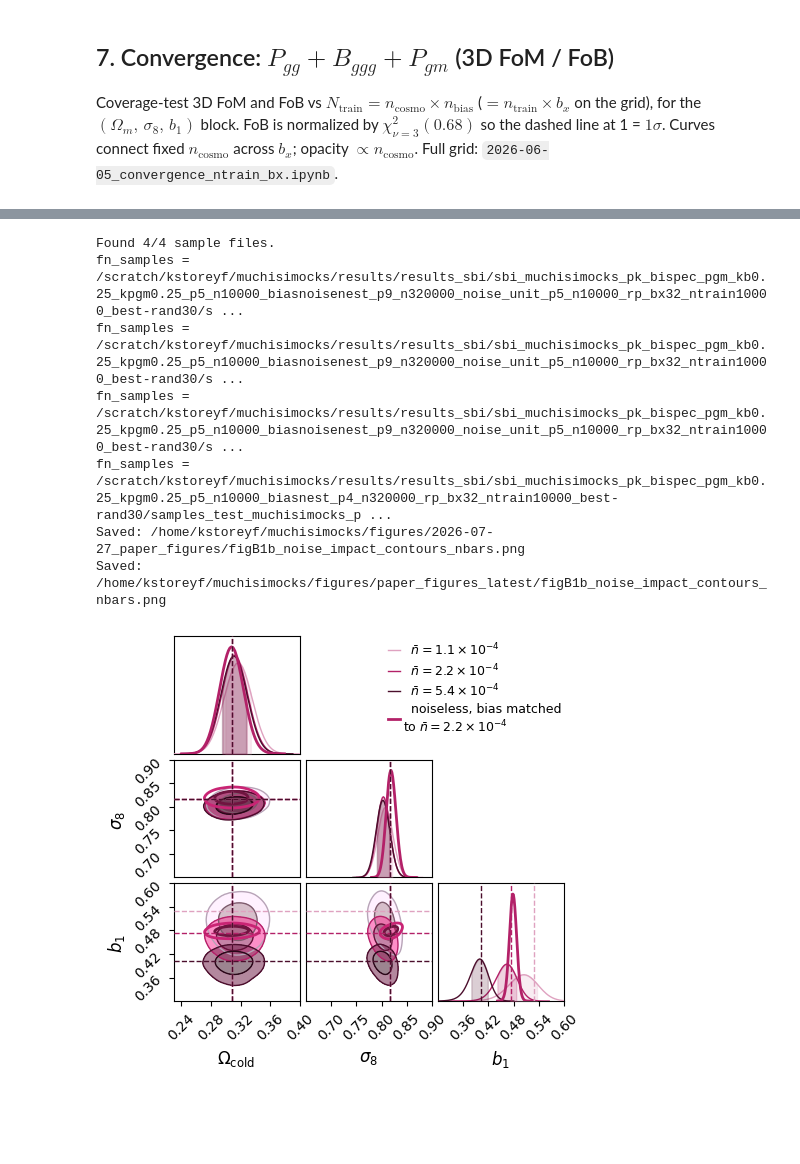
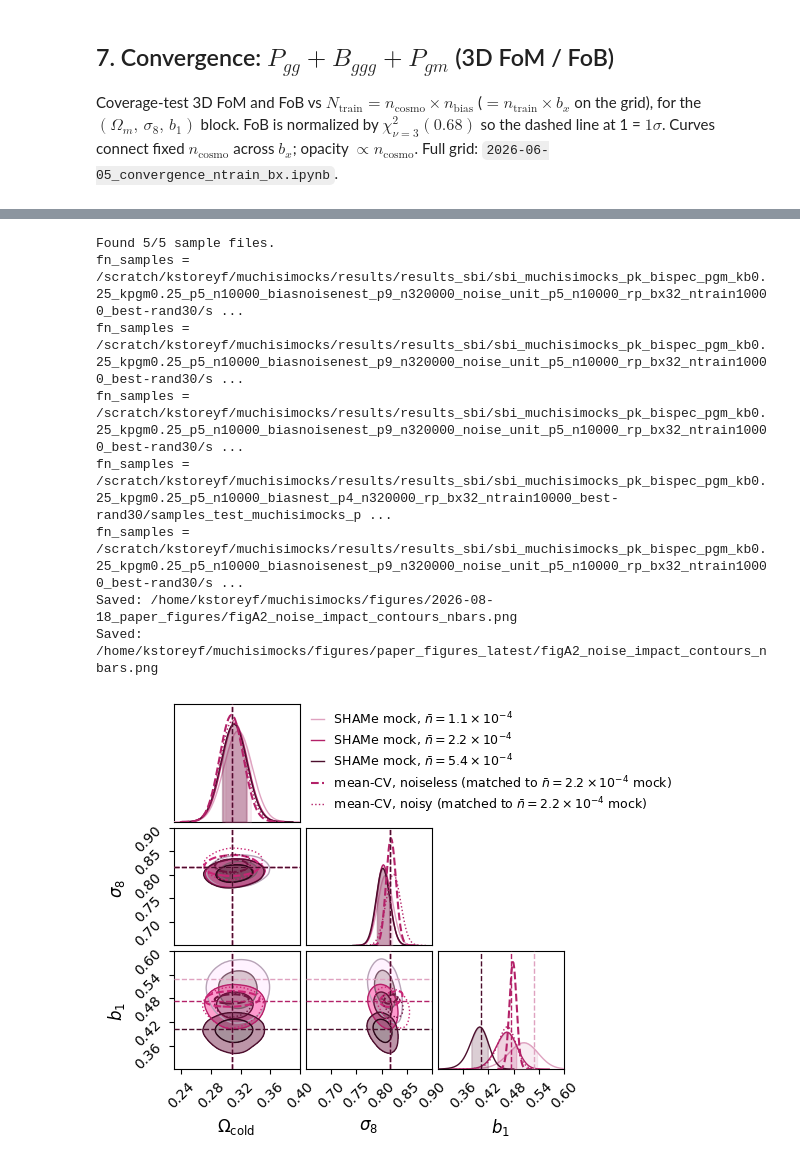
Before and after one commit to kstoreyf/muchisimocks, a Jupyter notebook: notebooks/2026-06-11_paper_figures.ipynb, the cells around one changed output, grey strips where cells are left out. Cells and saved outputs as stored; diff of their text form; code cells hidden in the pictures; blank space fills up the shorter version.

```diff
--- a/notebooks/2026-06-11_paper_figures.ipynb
+++ b/notebooks/2026-06-11_paper_figures.ipynb
@@ -1165,7 +1296,7 @@ for statistics, tag_masks, label in zip(
     STATISTICS_ARR_FID, TAGS_MASK_FID,
     [utils_plot.get_stat_label(s) for s in STATISTICS_ARR_FID],
 ):
-    cache_name = "df_conv_" + "_".join(statistics) + (tag_masks or "_nomask")
+    cache_name = "df_conv_" + "_".join(statistics) + (tag_masks or "_nomask") + "_b1phys_err"
     df = load_or_build(
         cache_name,
         lambda s=statistics, m=tag_masks: collect_coverage_grid(s, m, n_cosmo_arr, bx_arr),
@@ -2062,6 +2215,12 @@ def _nbar_shades(hex_base):
     ]
 
 
+NBAR_TAGS_SCALE = ["_nbar0.00011", "_nbar0.00022", "_nbar0.00054"]
+NBAR_LABELS = {
+    "_nbar0.00011": r"$\bar{n}=1.1\times10^{-4}$",
+    "_nbar0.00022": r"$\bar{n}=2.2\times10^{-4}$",
+    "_nbar0.00054": r"$\bar{n}=5.4\times10^{-4}$",
+}
 nbar_tags = NBAR_TAGS_SCALE
 shades_noisy = _nbar_shades(COLOR_NOISY)
 
@@ -2083,7 +2242,7 @@ for i, tag_mock in enumerate(nbar_tags):
         tags_inf_b.append(tag_inf_noisy)
         tags_test_b.append(tag_test)
         colors_b.append(shades_noisy[i])
-        labels_b.append(NBAR_LABELS[tag_mock])
+        labels_b.append(f"SHAMe mock, {NBAR_LABELS[tag_mock]}")
         shades_b.append(True)
     else:
         missing_b.append(entry)
@@ -2099,15 +2258,36 @@ if fn_nl.exists():
     tags_inf_b.append(tag_inf_noiseless)
     tags_test_b.append(tag_test_noiseless_mean)
     colors_b.append(color_nbar_fid)
-    labels_b.append("noiseless, bias matched\nto $\\bar{n}=2.2\\times10^{-4}$")
+    labels_b.append("mean-CV, noiseless (matched to $\\bar{n}=2.2\\times10^{-4}$ mock)")
     shades_b.append(False)
-    linestyles_b.append("-")
-    linewidths_b.append(2.0)
+    linestyles_b.append("--")
+    linewidths_b.append(1.5)
 else:
     missing_b.append(entry_nl)
 
+# Noisy fixed-cosmo mean (unfilled, dashed, same mid-n̄ color).
+tag_test_noisy_mean = utils_plot.setup_test_tags(
+    data_mode=data_mode, tag_params_test=TAG_PARAMS_TEST_FIXED,
+    tags_biasparams_test=TAG_BIASPARAMS_TEST_FIXED, tag_stats_arr=[tag_stats_full],
+    tag_noise_test=TAG_NOISE_TEST_FIXED, tag_datagen_test=TAG_DATAGEN_TEST_MEAN,
+    tags_mask_test=[tag_mask_full],
+)[0]
+fn_noisy_mean = sample_fn(tag_inf_noisy, tag_test_noisy_mean)
+entry_noisy_mean = ("noisy × shame mean-CV", fn_noisy_mean)
+if fn_noisy_mean.exists():
+    existing_b.append(entry_noisy_mean)
+    tags_inf_b.append(tag_inf_noisy)
+    tags_test_b.append(tag_test_noisy_mean)
+    colors_b.append(color_nbar_fid)
+    labels_b.append("mean-CV, noisy (matched to $\\bar{n}=2.2\\times10^{-4}$ mock)")
+    shades_b.append(False)
+    linestyles_b.append(":")
+    linewidths_b.append(1.0)
+else:
+    missing_b.append(entry_noisy_mean)
+
 if missing_b:
-    print("Missing Appendix B nbar sample files:")
+    print("Missing Appendix A nbar sample files:")
     for label, fn in missing_b:
         print(f"  - {label}: {fn}")
 if existing_b:
@@ -2129,36 +2309,39 @@ else:
         theta_vec = theta_ood[idx_obs] if np.ndim(theta_ood) == 2 else theta_ood
         truth_locs.append({pn: float(theta_vec[param_vary.index(pn)]) for pn in PARAM_NAMES_ZOOM})
         truth_cols.append(shades_noisy[i])
 
     extents_b_nbar = extents_contours.copy()
     extents_b_nbar["b1"] = [0.3, 0.60]
 
     fig = plotter.plot_contours_inf(
         param_names=PARAM_NAMES_ZOOM, idx_obs=idx_obs, theta_obs_true=None,
         inf_methods=["sbi"] * len(tags_inf_b),
         tags_inf=tags_inf_b, tags_test=tags_test_b,
         colors=colors_b, labels=labels_b, shades=shades_b,
         linestyles=linestyles_b,
         linewidths=linewidths_b,
         title=None,
         extents=extents_b_nbar,
         figsize=FIGSIZE_CORNER, unreparameterize=True,
         fontsize_legend=9,
-        loc_legend=(1.02, 1.0),
+        legend_location=(0, 1),  # subplot (row, col) that owns the legend
+        legend_loc="upper left",  # matplotlib loc in that axes
+        loc_legend=None,  # bbox_to_anchor (x, y); None = no offset
         add_truth=True,
         truth_locations=truth_locs,
         truth_colors=truth_cols,
         show=False,
     )
     if fig is not None:
-        save_figure(fig, "figB1b_noise_impact_contours_nbars")
+        save_figure(fig, "figA2_noise_impact_contours_nbars")
     plt.show()
 # %% [output]
-Found 4/4 sample files.
+Found 5/5 sample files.
 fn_samples = /scratch/kstoreyf/muchisimocks/results/results_sbi/sbi_muchisimocks_pk_bispec_pgm_kb0.25_kpgm0.25_p5_n10000_biasnoisenest_p9_n320000_noise_unit_p5_n10000_rp_bx32_ntrain10000_best-rand30/s ...
 fn_samples = /scratch/kstoreyf/muchisimocks/results/results_sbi/sbi_muchisimocks_pk_bispec_pgm_kb0.25_kpgm0.25_p5_n10000_biasnoisenest_p9_n320000_noise_unit_p5_n10000_rp_bx32_ntrain10000_best-rand30/s ...
 fn_samples = /scratch/kstoreyf/muchisimocks/results/results_sbi/sbi_muchisimocks_pk_bispec_pgm_kb0.25_kpgm0.25_p5_n10000_biasnoisenest_p9_n320000_noise_unit_p5_n10000_rp_bx32_ntrain10000_best-rand30/s ...
 fn_samples = /scratch/kstoreyf/muchisimocks/results/results_sbi/sbi_muchisimocks_pk_bispec_pgm_kb0.25_kpgm0.25_p5_n10000_biasnest_p4_n320000_rp_bx32_ntrain10000_best-rand30/samples_test_muchisimocks_p ...
-Saved: /home/kstoreyf/muchisimocks/figures/2026-07-27_paper_figures/figB1b_noise_impact_contours_nbars.png
-Saved: /home/kstoreyf/muchisimocks/figures/paper_figures_latest/figB1b_noise_impact_contours_nbars.png
+fn_samples = /scratch/kstoreyf/muchisimocks/results/results_sbi/sbi_muchisimocks_pk_bispec_pgm_kb0.25_kpgm0.25_p5_n10000_biasnoisenest_p9_n320000_noise_unit_p5_n10000_rp_bx32_ntrain10000_best-rand30/s ...
+Saved: /home/kstoreyf/muchisimocks/figures/2026-08-18_paper_figures/figA2_noise_impact_contours_nbars.png
+Saved: /home/kstoreyf/muchisimocks/figures/paper_figures_latest/figA2_noise_impact_contours_nbars.png
-[figure, old version]
+[figure, new version]
```
Also changed, not shown: parts of 33 cells of this notebook, 15 other files.
